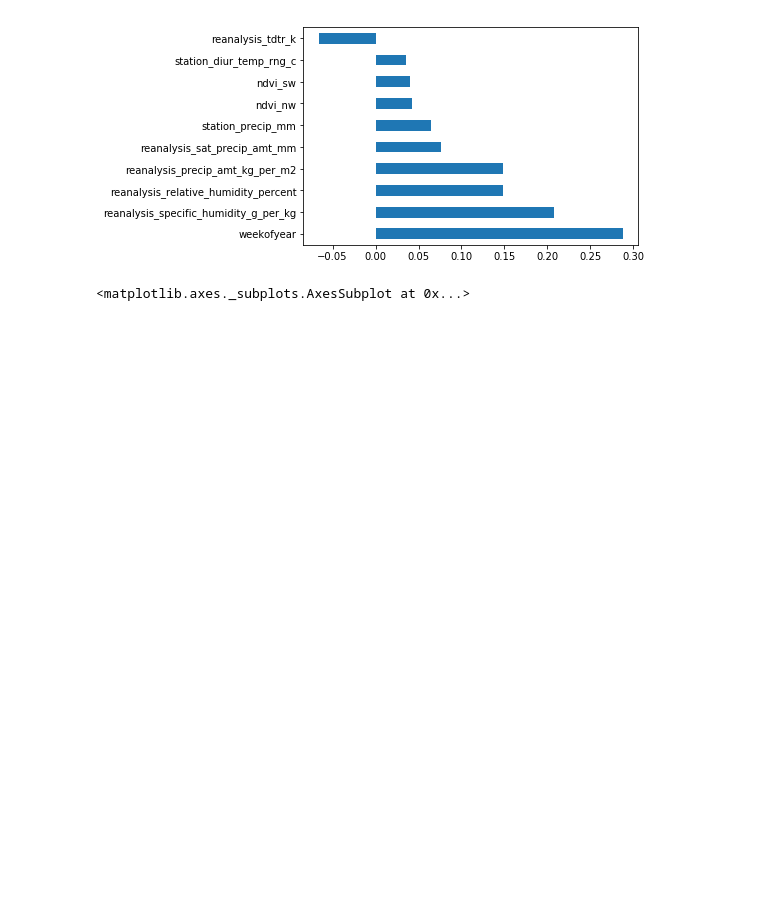
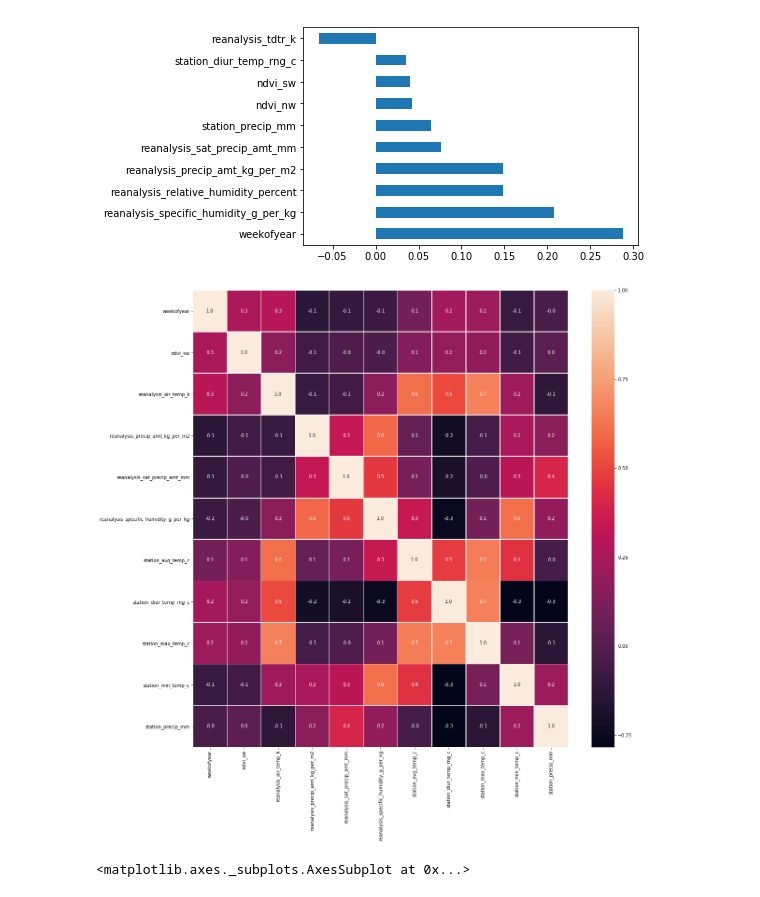
Before and after one commit to Dinuka77/DengAI, a Jupyter notebook: noNormalize_randforest.ipynb, the cells around one changed output. Drawn from its saved outputs; the diff is of its cells as text; code cells hidden in the pictures; blank space fills up the shorter version.

```diff
--- a/noNormalize_randforest.ipynb
+++ b/noNormalize_randforest.ipynb
@@ -112,7 +129,9 @@ sj_correlations.sort_values(ascending=False).plot.barh()
 # %%
 # plotHeatMap(X_iq)
 drop_correlation(X_iq,L_iq,0.7)
-# plotHeatMap(X_iq)
+plotHeatMap(X_iq)
+# %% [output]
+[figure, added]
 # %%
 iq_correlations = pd.concat([X_iq, L_iq], axis=1).corr().total_cases.drop('total_cases')
 iq_correlations.sort_values(ascending=False).plot.barh()
```
Also changed, not shown: parts of 15 cells of this notebook, 17 other files.
